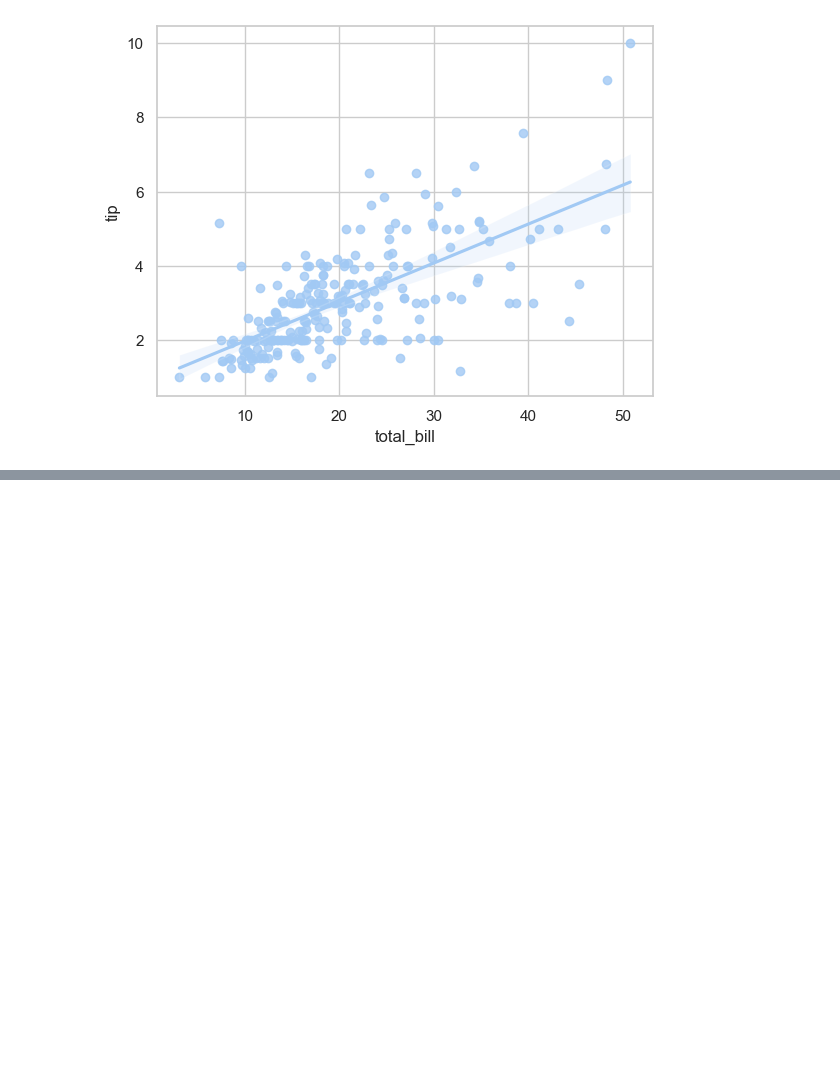
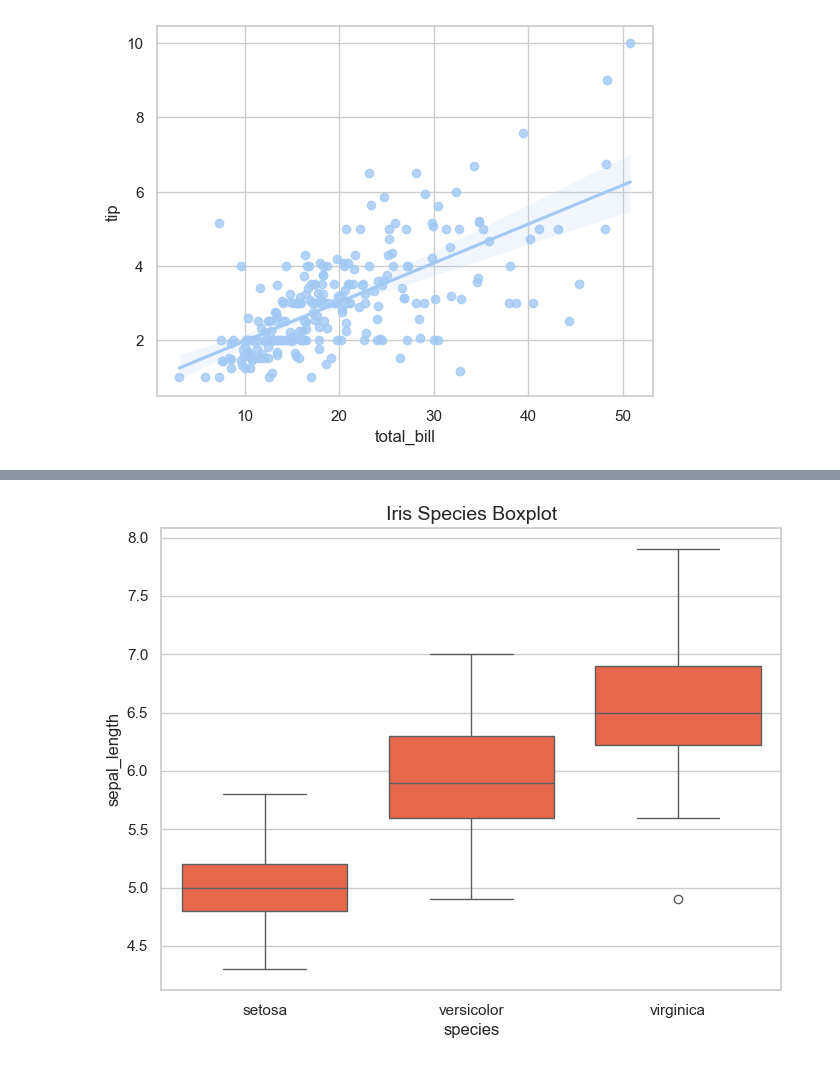
Before and after one commit to krishnaborude/Seaborn, a Jupyter notebook: main.ipynb, the cells around one changed output, grey strips where cells are left out. Drawn from its saved outputs; the diff is of its cells as text; code cells hidden in the pictures; blank space fills up the shorter version.

```diff
--- a/main.ipynb
+++ b/main.ipynb
@@ -108,0 +142,10 @@ plt.show()
+# %%
+plt.figure(figsize=(8, 6))
+sns.boxplot(x="species", y="sepal_length", data=sns.load_dataset("iris"))
+
+plt.title("Iris Species Boxplot", fontsize=14)
+plt.savefig("iris_boxplot.png", dpi=300, bbox_inches="tight")  # Save figure
+
+plt.show()
+# %% [output]
+[figure, added]
```
Also changed, not shown: parts of 11 cells of this notebook, 2 other files.
